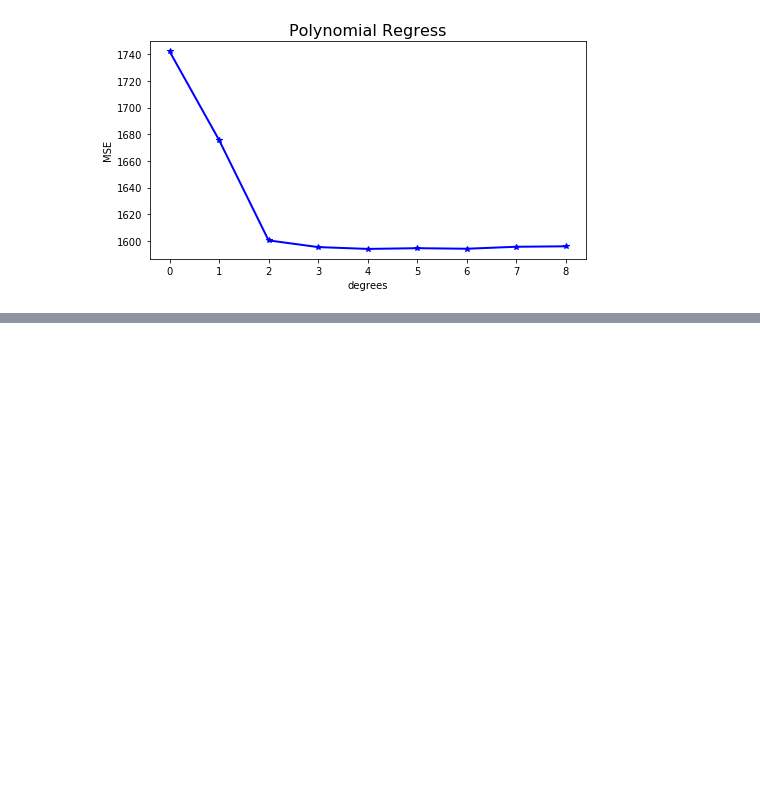
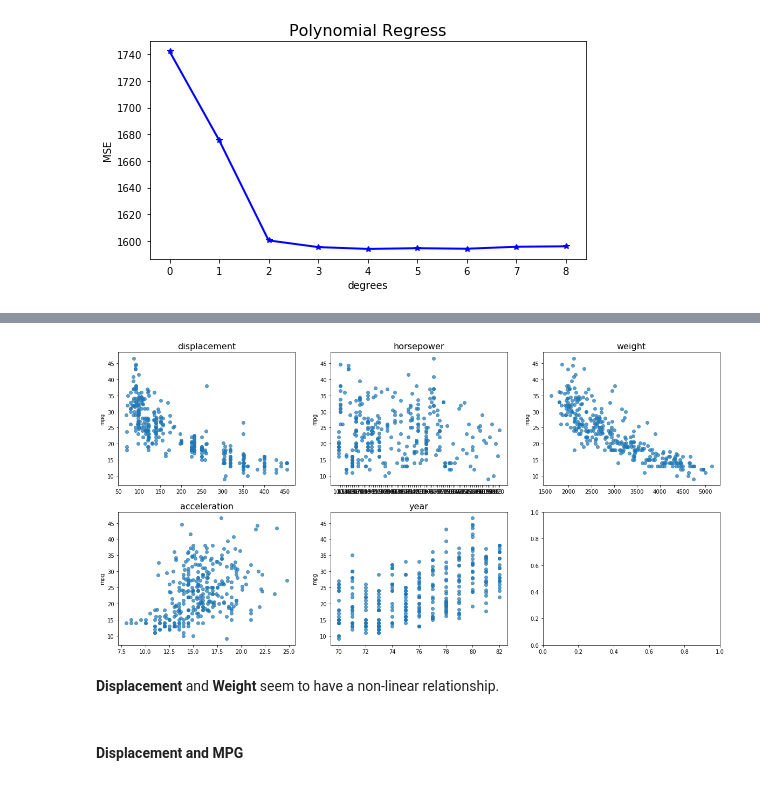
Before and after one commit to Morgan-Sell/islr-labs-exercises-python, a Jupyter notebook: exercises/07_beyond_linearity.ipynb, the cells around one changed output, grey strips where cells are left out. Drawn from its saved outputs; the diff is of its cells as text; code cells hidden in the pictures; blank space fills up the shorter version.

```diff
--- a/exercises/07_beyond_linearity.ipynb
+++ b/exercises/07_beyond_linearity.ipynb
@@ -123,0 +128,5 @@ ch7_utils.calc_and_plot_mse_for_polynomial_degrees(age_arr, wage_arr, degrees, c
+# %%
+url_path = os.path.abspath('..')
+auto = pd.read_csv(url_path + '/data/auto.csv')
+
+auto.head()
@@ -123,0 +159,21 @@ ch7_utils.calc_and_plot_mse_for_polynomial_degrees(age_arr, wage_arr, degrees, c
+# %%
+X = auto.drop(['mpg', 'name', 'origin', 'cylinders'], axis=1)
+y = auto['mpg']
+
+X_train, X_test, y_train, y_test = train_test_split(X, y, test_size=0.20, random_state=3)
+# %%
+indices = list(range(0, 5))
+features = ['displacement', 'horsepower', 'weight', 'acceleration', 'year']
+
+fig, axes = plt.subplots(nrows=2, ncols=3, figsize=(20, 10))
+axes = axes.flatten()
+for idx, feat in enumerate(features):
+    axes[idx].scatter(x=X_train[feat], y=y_train, alpha=0.7)
+    axes[idx].set_title(feat, fontsize=16)
+    axes[idx].set_ylabel('mpg')
+# %% [output]
+[figure, added]
+# %% [markdown]
+**Displacement** and **Weight** seem to have a non-linear relationship.
+# %% [markdown]
+#### Displacement and MPG
```
Also changed, not shown: parts of 11 cells of this notebook, 2 other files.
